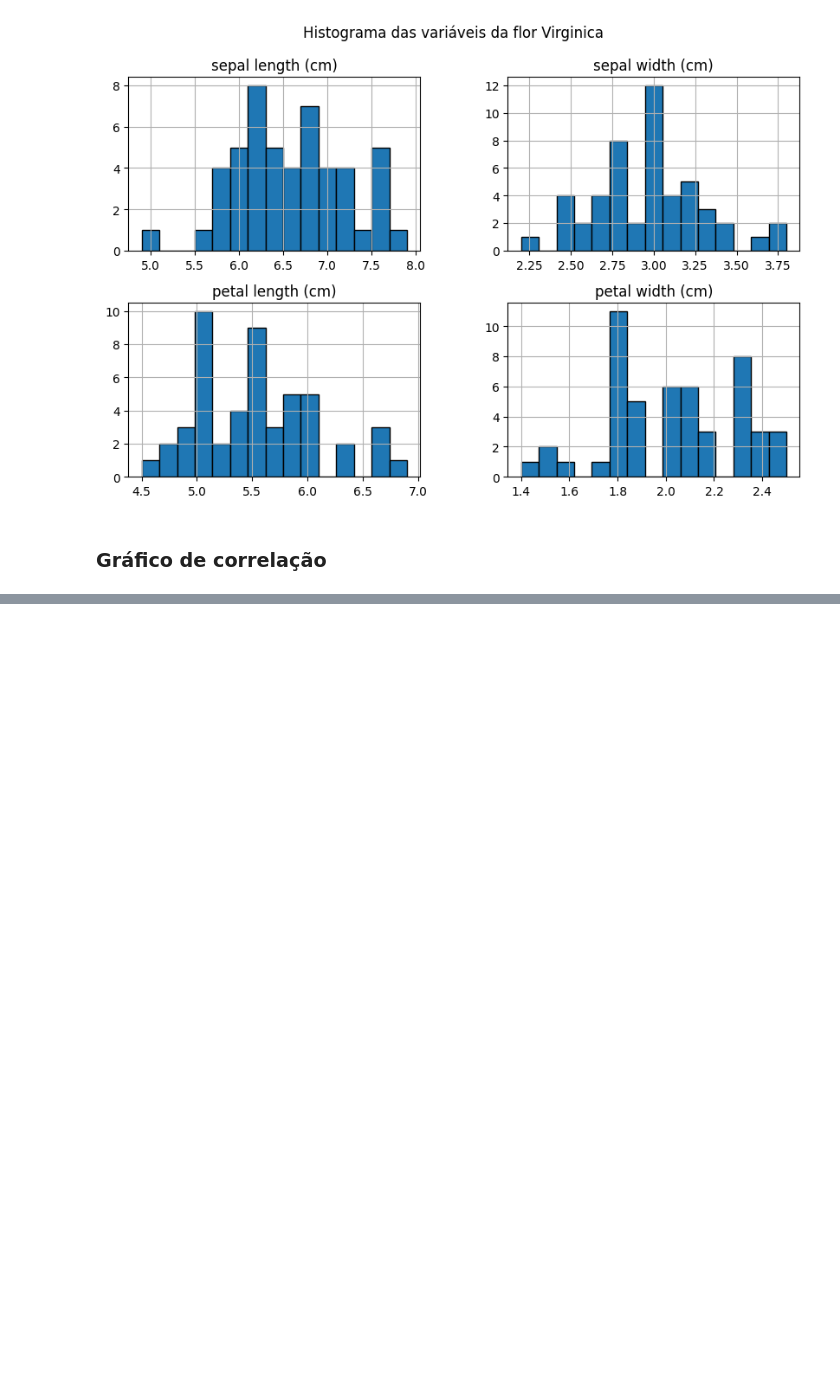
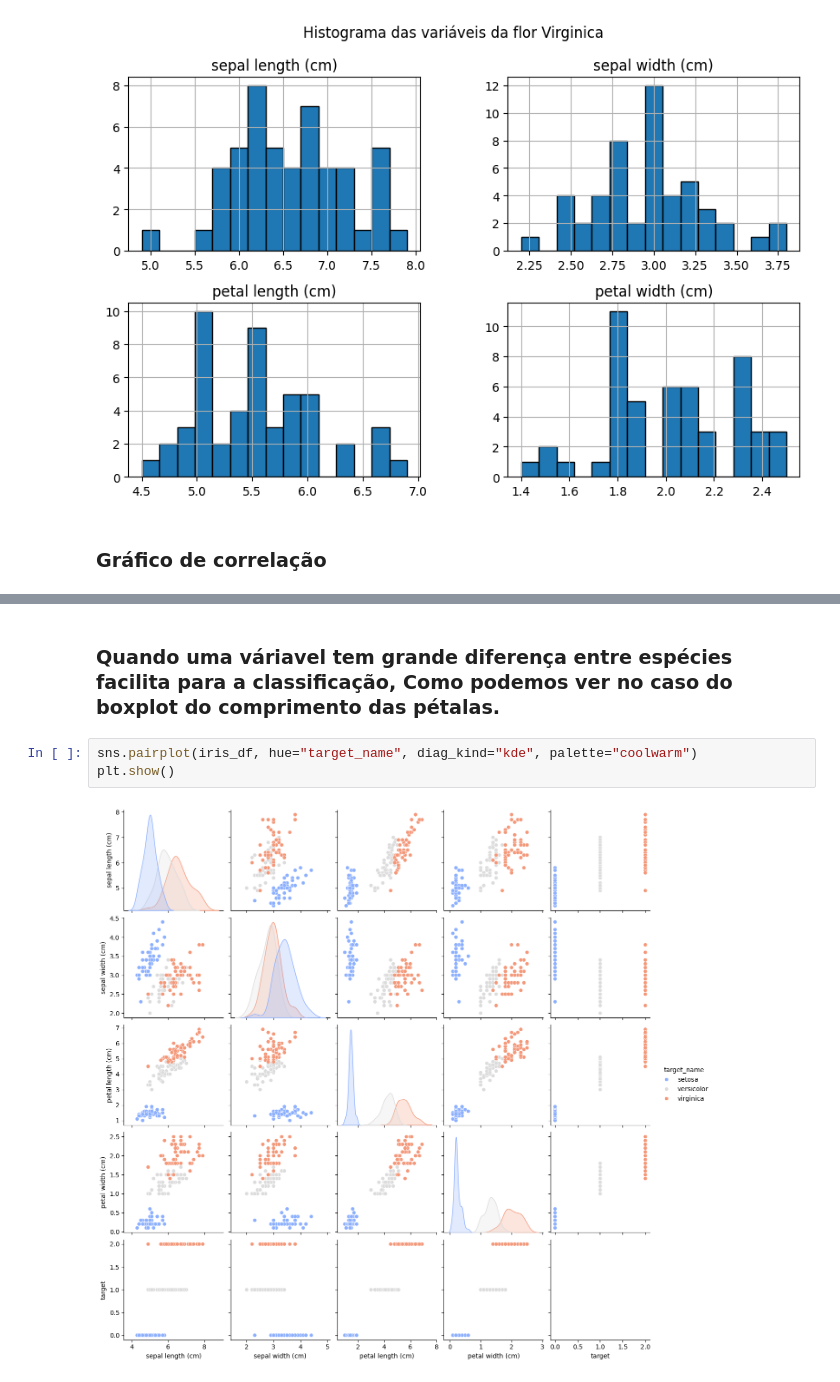
Before and after one commit to motamarcelo/jupyter_notebooks, a Jupyter notebook: IrisDataSetAnalysis.ipynb, the cells around one changed output, grey strips where cells are left out. Saved outputs shown, nothing was run; the diff lists cells and outputs as text; blank space fills up the shorter version.

```diff
--- a/IrisDataSetAnalysis.ipynb
+++ b/IrisDataSetAnalysis.ipynb
@@ -230,0 +248,7 @@ print(2+2)
+# %% [markdown]
+### Quando uma váriavel tem grande diferença entre espécies facilita para a classificação, Como podemos ver no caso do boxplot do comprimento das pétalas.
+# %%
+sns.pairplot(iris_df, hue="target_name", diag_kind="kde", palette="coolwarm")
+plt.show()
+# %% [output]
+[figure, added]
```
Also changed, not shown: parts of 34 cells of this notebook, 1 other file.
